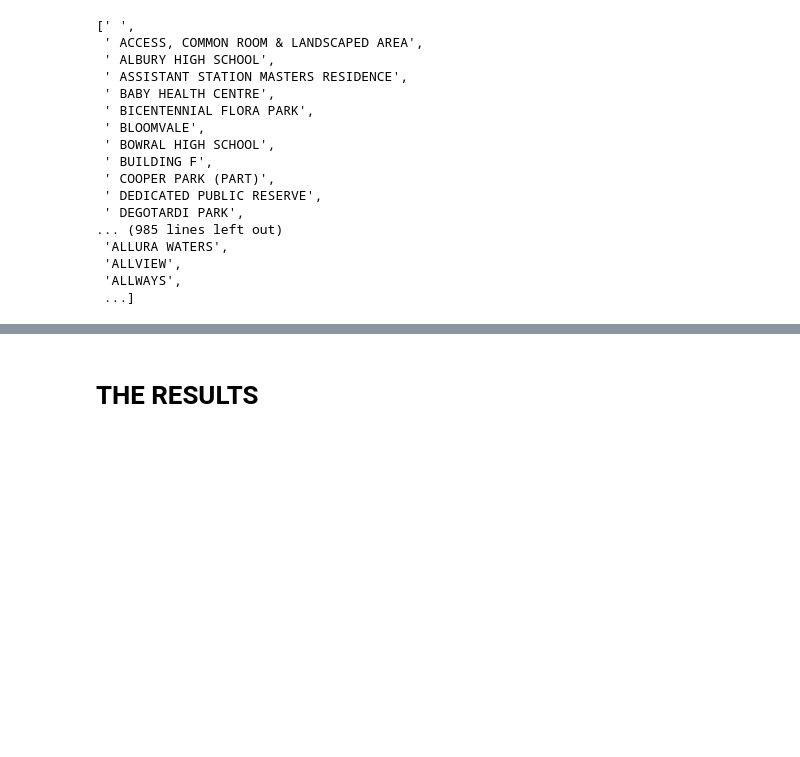
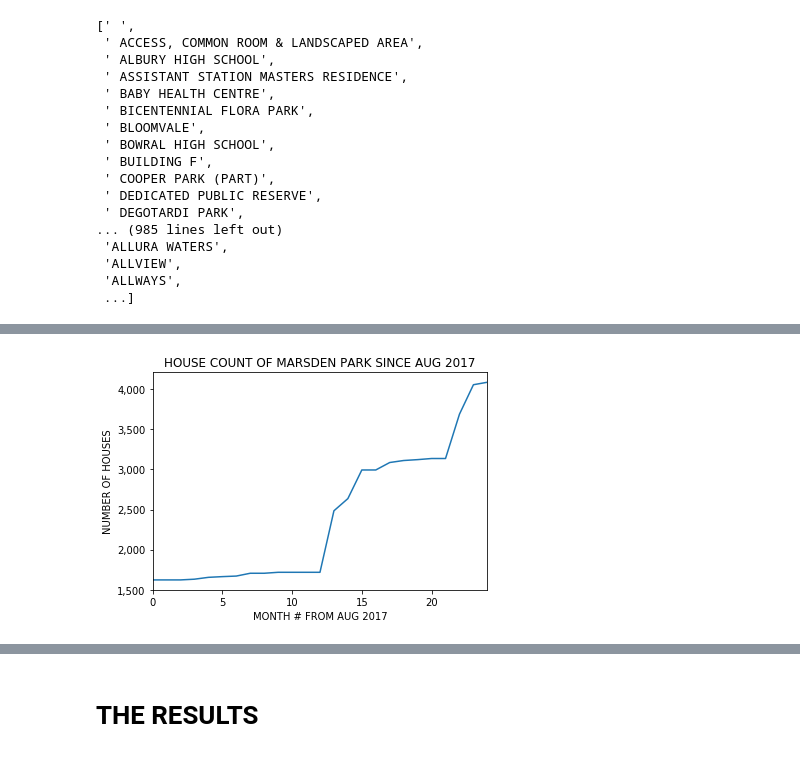
Before and after one commit to elijahjorell/open-data-project, a Jupyter notebook: CODE1161 Presentation.ipynb, the cells around one changed output, grey strips where cells are left out. Saved outputs shown, nothing was run; the diff lists cells and outputs as text; code cells hidden in the pictures; blank space fills up the shorter version.

```diff
--- a/CODE1161 Presentation.ipynb
+++ b/CODE1161 Presentation.ipynb
@@ -244,0 +277,13 @@ lv_data_201907_area_hist.get_yaxis().set_major_formatter(matplotlib.ticker.FuncF
+# %%
+# ===================================
+# AGGREGATING SUBURB HOUSE COUNT DATA
+# ===================================
+
+def get_suburb_house_count_from_lv_dataset(lv_dataset):
+    suburb_house_count = lv_dataset[lv_dataset["PROPERTY NAME"].isnull() & \
+                                                 (lv_dataset["AREA TYPE"] == "M") & \
+                                                 (lv_dataset["AREA"] > 200) & \
+                                                 (lv_dataset["AREA"] < 1000)].groupby("SUBURB NAME").count().max(axis=1)
+    return suburb_house_count
+
+get_suburb_house_count_from_lv_dataset(lv_data_201907)
@@ -244,0 +308,17 @@ lv_data_201907_area_hist.get_yaxis().set_major_formatter(matplotlib.ticker.FuncF
+# %%
+# ===================================
+# AGGREGATING SUBURB HOUSE COUNT DATA
+# ===================================
+
+import time
+
+start_time = time.time()
+
+# get the house count for all monthly data
+suburb_house_count = pd.concat([get_suburb_house_count_from_lv_dataset(concat_all_csv_in_zipfile_into_one_df(local_zipfile)) \
+                                for local_zipfile in local_zipfile_path_list], sort=False, axis=1)
+
+elapsed_time = time.time() - start_time
+print(elapsed_time)
+
+suburb_house_count
@@ -244,0 +345,14 @@ lv_data_201907_area_hist.get_yaxis().set_major_formatter(matplotlib.ticker.FuncF
+# %%
+# ===================================
+# AGGREGATING SUBURB HOUSE COUNT DATA
+# ===================================
+
+marsdenpark_house_count_timeseries_plot = suburb_house_count.loc["MARSDEN PARK"].plot()
+
+# format graph
+plt.xlabel("MONTH # FROM AUG 2017")
+plt.ylabel("NUMBER OF HOUSES")
+plt.title("HOUSE COUNT OF MARSDEN PARK SINCE AUG 2017")
+marsdenpark_house_count_timeseries_plot.get_yaxis().set_major_formatter(matplotlib.ticker.FuncFormatter(lambda x, p: format(int(x), ',')))
+# %% [output]
+[figure, added]
```
Also changed, not shown: parts of 13 cells of this notebook.
